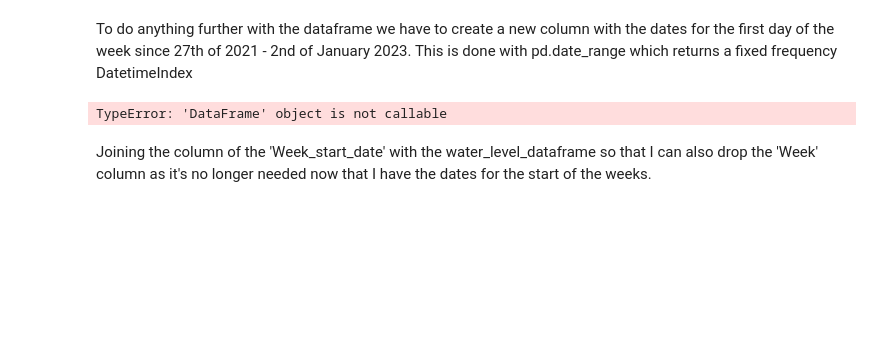
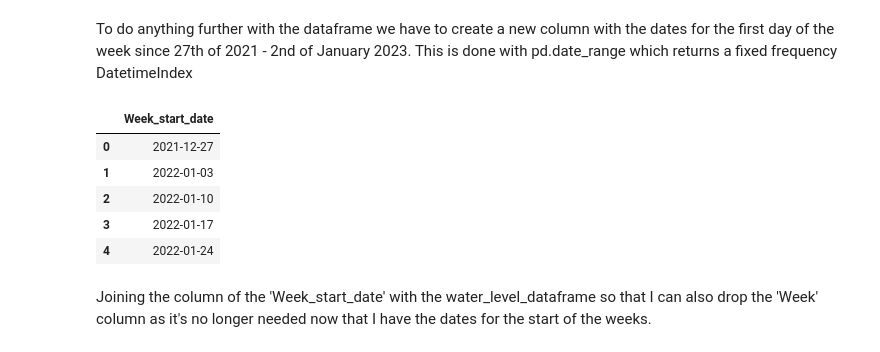
Before and after one commit to HIOF-Bachelor-Project-Group-7/Time-series-energy-price-prediction-bidding-zone-N01, a Jupyter notebook: code/Data aggregation of energy market bidding zone NO1.ipynb, the cells around one changed output. Drawn from its saved outputs; the diff is of its cells as text; code cells hidden in the pictures; blank space fills up the shorter version.

```diff
--- a/code/Data aggregation of energy market bidding zone NO1.ipynb
+++ b/code/Data aggregation of energy market bidding zone NO1.ipynb
@@ -459,11 +459,16 @@ To do anything further with the dataframe we have to create a new column with th
 # %%
 start_date = '2021-12-27'
 end_date = '2023-01-02'
 week_date_timeframe = pd.DataFrame(pd.date_range(start=start_date, end=end_date, freq='7D'))
 week_date_timeframe.rename(columns={0: 'Week_start_date'}, inplace=True)
-week_date_timeframe()
+week_date_timeframe.head()
 # %% [output]
-TypeError: 'DataFrame' object is not callable
+|  | Week_start_date |
+| 0 | 2021-12-27 |
+| 1 | 2022-01-03 |
+| 2 | 2022-01-10 |
+| 3 | 2022-01-17 |
+| 4 | 2022-01-24 |
 # %% [markdown]
 Joining the column of the 'Week_start_date' with the water_level_dataframe so that I can also drop the 'Week' column as it's no longer needed now that I have the dates for the start of the weeks.
 # %%
```
Also changed, not shown: parts of 11 cells of this notebook.
